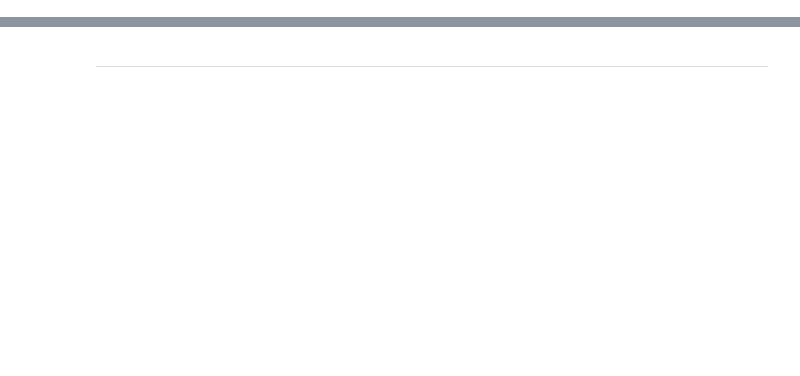
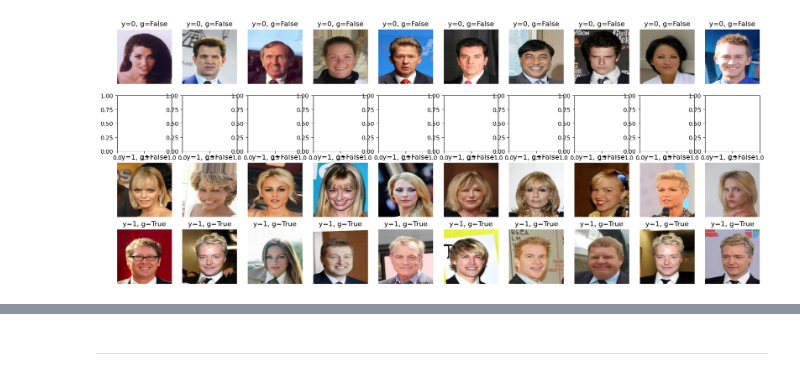
Before and after one commit to joshua840/ConceptualSensitivityRegularization, a Jupyter notebook: notebooks/dataset/CelebA_Biased.ipynb, the cells around one changed output, grey strips where cells are left out. Drawn from its saved outputs; the diff is of its cells as text; code cells hidden in the pictures; blank space fills up the shorter version.

```diff
--- a/notebooks/dataset/CelebA_Biased.ipynb
+++ b/notebooks/dataset/CelebA_Biased.ipynb
@@ -98,21 +188,23 @@ def unnormalize(img):
 # %%
 # plot some images in dataset_dict
 from itertools import product
 import matplotlib.pyplot as plt
 import torchvision
 
-fig, ax = plt.subplots(4, 10, figsize=(30, 12))
+fig, ax = plt.subplots(4, 10, figsize=(20, 8))
 
 for tmp in [[0, 0], [0, 1], [1, 0], [1, 1]]:
-    targets, blonde_collar = tmp
+    blonde_collar, targets = tmp
     row = targets * 2 + blonde_collar
     for col in range(10):
         idxs = dset_tr.metadata.query(f"targets == {targets} and blonde_collar == {blonde_collar}").index
         if len(idxs) == 0:
             continue
 
-        img, label = dset_tr[idxs[col]]
+        img, label, g, _ = dset_tr[idxs[col]]
         ax[row, col].imshow(unnormalize(img))
-        ax[row, col].set_title(label)
+        ax[row, col].set_title(f'y={label}, g={g}')
         ax[row, col].axis('off')
 plt.show()
+# %% [output]
+[figure, added]
```
Also changed, not shown: parts of 18 cells of this notebook, 5 other files.
